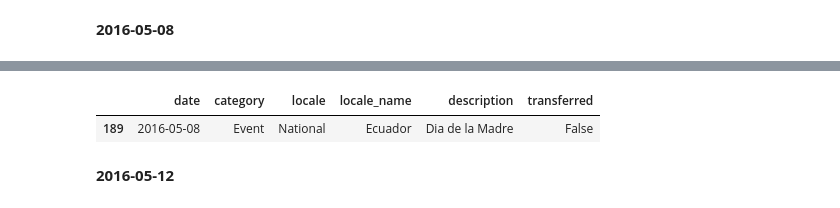
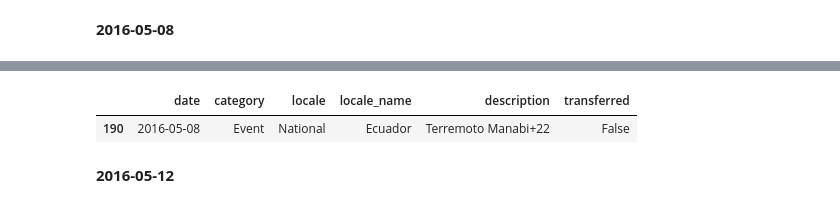
Before and after one commit to rhehgus02/Store-Sales-Forecasting2, a Jupyter notebook: 1. data_merging.ipynb, the cells around one changed output, grey strips where cells are left out. Drawn from its saved outputs; the diff is of its cells as text; code cells hidden in the pictures.

```diff
--- a/1. data_merging.ipynb
+++ b/1. data_merging.ipynb
@@ -563,7 +633,7 @@ holidays_events.loc[holidays_events['date'] == '2015-12-22',:]
 # %%
 # National만 남김
 
-holidays_events = holidays_events.drop(154).reset_index(drop=True)
+holidays_events = holidays_events.drop(155).reset_index(drop=True)
 holidays_events.loc[holidays_events['date'] == '2015-12-22',:]
 # %% [output]
 |  | date | category | locale | locale_name | description | transferred |
@@ -579,7 +649,7 @@ holidays_events.loc[holidays_events['date'] == '2016-04-21',:]
 # %%
 # National만 남김
 
-holidays_events = holidays_events.drop(172).reset_index(drop=True)
+holidays_events = holidays_events.drop(173).reset_index(drop=True)
 holidays_events.loc[holidays_events['date'] == '2016-04-21',:]
 # %% [output]
 |  | date | category | locale | locale_name | description | transferred |
@@ -595,7 +665,7 @@ holidays_events.loc[holidays_events['date'] == '2016-05-01',:]
 # %%
 # 위만 남기기로 결정
 
-holidays_events = holidays_events.drop(183).reset_index(drop=True)
+holidays_events = holidays_events.drop(184).reset_index(drop=True)
 holidays_events.loc[holidays_events['date'] == '2016-05-01',:]
 # %% [output]
 |  | date | category | locale | locale_name | description | transferred |
@@ -611,7 +681,7 @@ holidays_events.loc[holidays_events['date'] == '2016-05-07',:]
 # %%
 # 위만 남기기로 결정
 
-holidays_events = holidays_events.drop(189).reset_index(drop=True)
+holidays_events = holidays_events.drop(190).reset_index(drop=True)
 holidays_events.loc[holidays_events['date'] == '2016-05-07',:]
 # %% [output]
 |  | date | category | locale | locale_name | description | transferred |
@@ -627,11 +697,11 @@ holidays_events.loc[holidays_events['date'] == '2016-05-08',:]
 # %%
-# 아래만 남기기로 결정
+# 위만 남기기로 결정
 
-holidays_events = holidays_events.drop(189).reset_index(drop=True)
+holidays_events = holidays_events.drop(191).reset_index(drop=True)
 holidays_events.loc[holidays_events['date'] == '2016-05-08',:]
 # %% [output]
 |  | date | category | locale | locale_name | description | transferred |
-| 189 | 2016-05-08 | Event | National | Ecuador | Dia de la Madre | False |
+| 190 | 2016-05-08 | Event | National | Ecuador | Terremoto Manabi+22 | False |
 # %% [markdown]
 **2016-05-12**
 # %%
```
Also changed, not shown: parts of 129 cells of this notebook.
